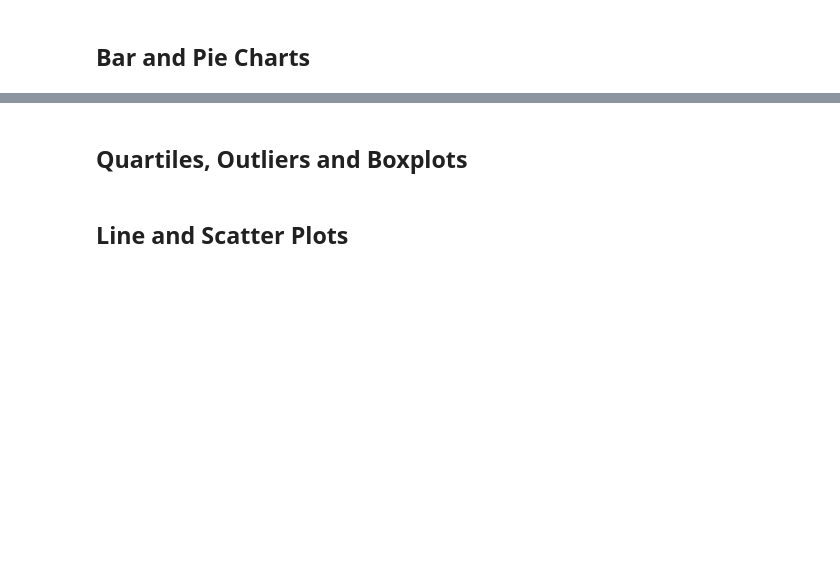
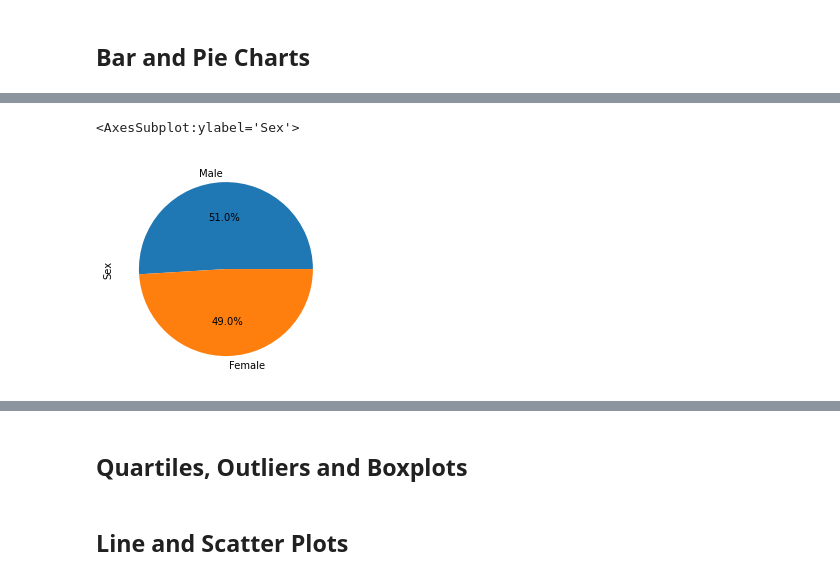
Before and after one commit to eucortes04/matplotlib-challenge, a Jupyter notebook: Pymaceuticals/pymaceuticals_starter.ipynb, the cells around one changed output, grey strips where cells are left out. Cells and saved outputs as stored; diff of their text form; code cells hidden in the pictures; blank space fills up the shorter version.

```diff
--- a/Pymaceuticals/pymaceuticals_starter.ipynb
+++ b/Pymaceuticals/pymaceuticals_starter.ipynb
@@ -81,2 +130,10 @@ purchaseAgeDF = pd.DataFrame({
 # %%
 # Generate a pie plot showing the distribution of female versus male mice using pandas
+#Counting the values for each drug
+measures = mouseDF['Sex'].value_counts()
+
+#bar chart using pandas df.plot
+measures.plot(kind='pie', autopct='%1.1f%%')
+# %% [output]
+<AxesSubplot:ylabel='Sex'>
+[figure, added]
```
Also changed, not shown: parts of 8 cells of this notebook.
